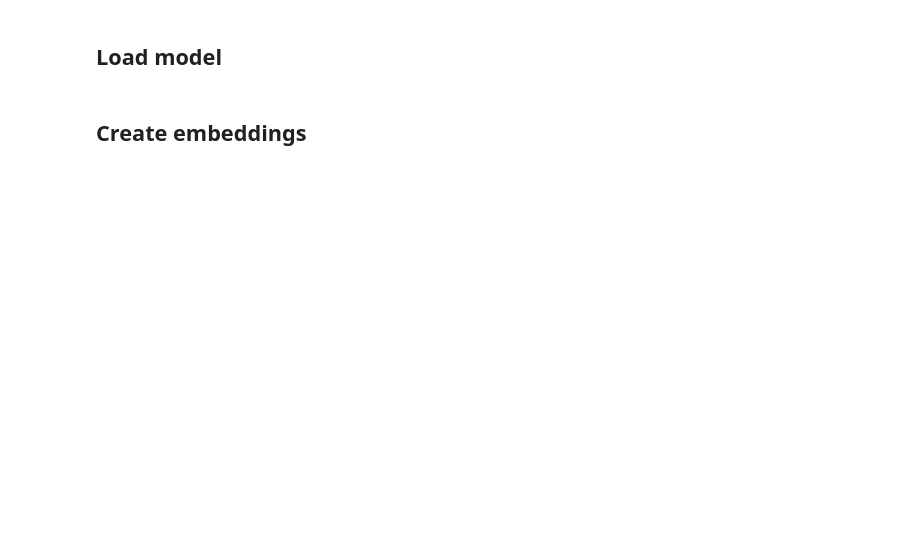
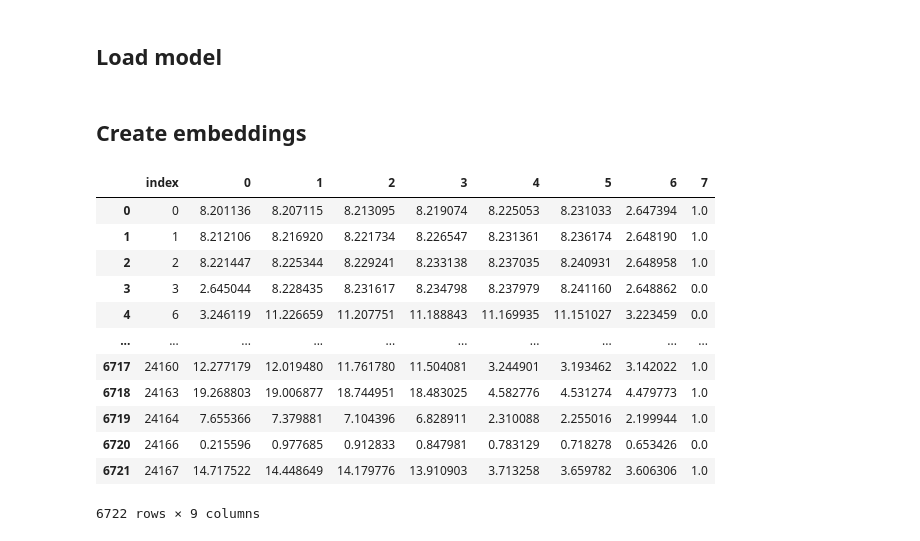
Before and after one commit to FrancescoZanella/SML_thesis_line_follower_robot, a Jupyter notebook: src/src/create-embeddings.ipynb, the cells around one changed output. Drawn from its saved outputs; the diff is of its cells as text; code cells hidden in the pictures; blank space fills up the shorter version.

```diff
--- a/src/src/create-embeddings.ipynb
+++ b/src/src/create-embeddings.ipynb
@@ -21,0 +18,17 @@ image_paths = []
+# %%
+df = pd.read_csv('/kaggle/input/data-data/training_data.csv').drop('Unnamed: 0',axis=1)
+df
+# %% [output]
+|  | index | 0 | 1 | 2 | 3 | 4 | 5 | 6 | 7 |
+| 0 | 0 | 8.201136 | 8.207115 | 8.213095 | 8.219074 | 8.225053 | 8.231033 | 2.647394 | 1.0 |
+| 1 | 1 | 8.212106 | 8.216920 | 8.221734 | 8.226547 | 8.231361 | 8.236174 | 2.648190 | 1.0 |
+| 2 | 2 | 8.221447 | 8.225344 | 8.229241 | 8.233138 | 8.237035 | 8.240931 | 2.648958 | 1.0 |
+| 3 | 3 | 2.645044 | 8.228435 | 8.231617 | 8.234798 | 8.237979 | 8.241160 | 2.648862 | 0.0 |
+| 4 | 6 | 3.246119 | 11.226659 | 11.207751 | 11.188843 | 11.169935 | 11.151027 | 3.223459 | 0.0 |
+| ... | ... | ... | ... | ... | ... | ... | ... | ... | ... |
+| 6717 | 24160 | 12.277179 | 12.019480 | 11.761780 | 11.504081 | 3.244901 | 3.193462 | 3.142022 | 1.0 |
+| 6718 | 24163 | 19.268803 | 19.006877 | 18.744951 | 18.483025 | 4.582776 | 4.531274 | 4.479773 | 1.0 |
+| 6719 | 24164 | 7.655366 | 7.379881 | 7.104396 | 6.828911 | 2.310088 | 2.255016 | 2.199944 | 1.0 |
+| 6720 | 24166 | 0.215596 | 0.977685 | 0.912833 | 0.847981 | 0.783129 | 0.718278 | 0.653426 | 0.0 |
+| 6721 | 24167 | 14.717522 | 14.448649 | 14.179776 | 13.910903 | 3.713258 | 3.659782 | 3.606306 | 1.0 |
+6722 rows × 9 columns
```
Also changed, not shown: parts of 13 cells of this notebook, 6 other files.
